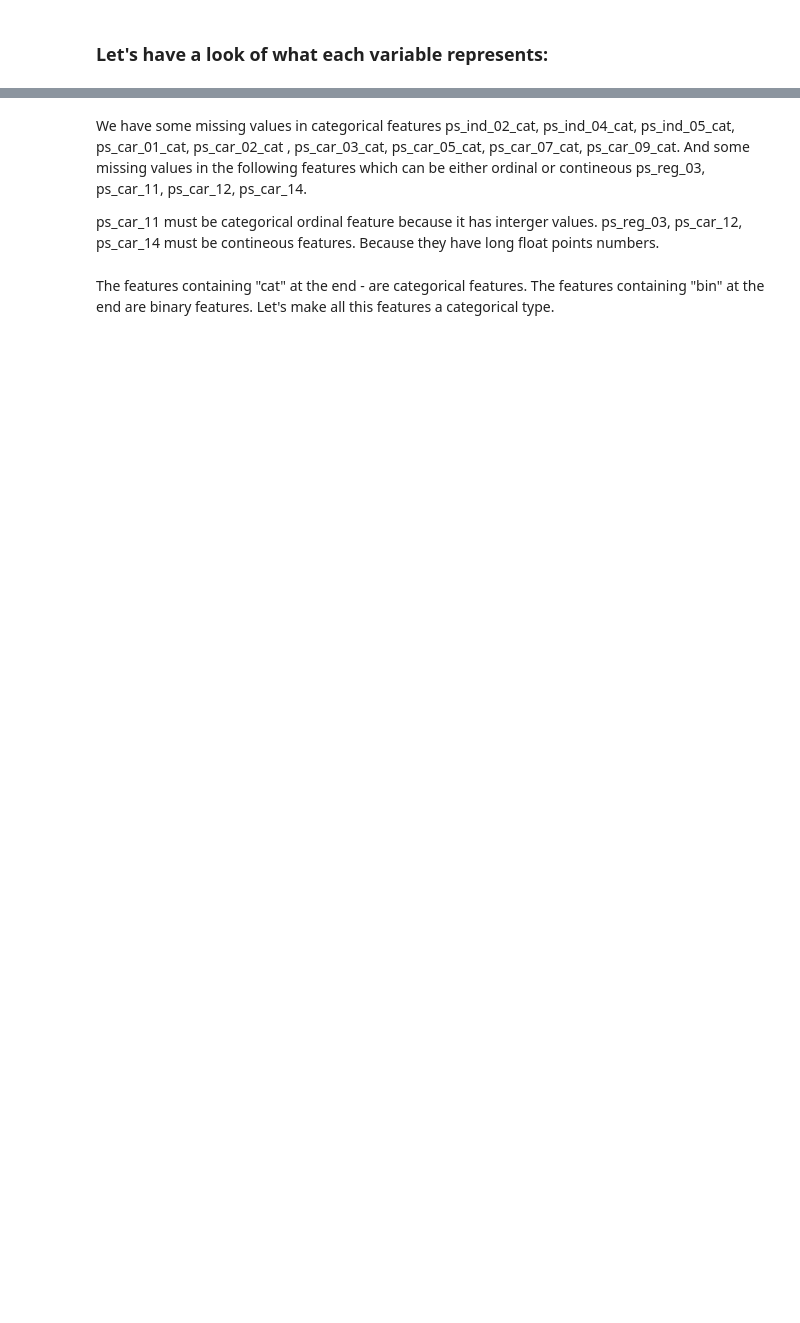
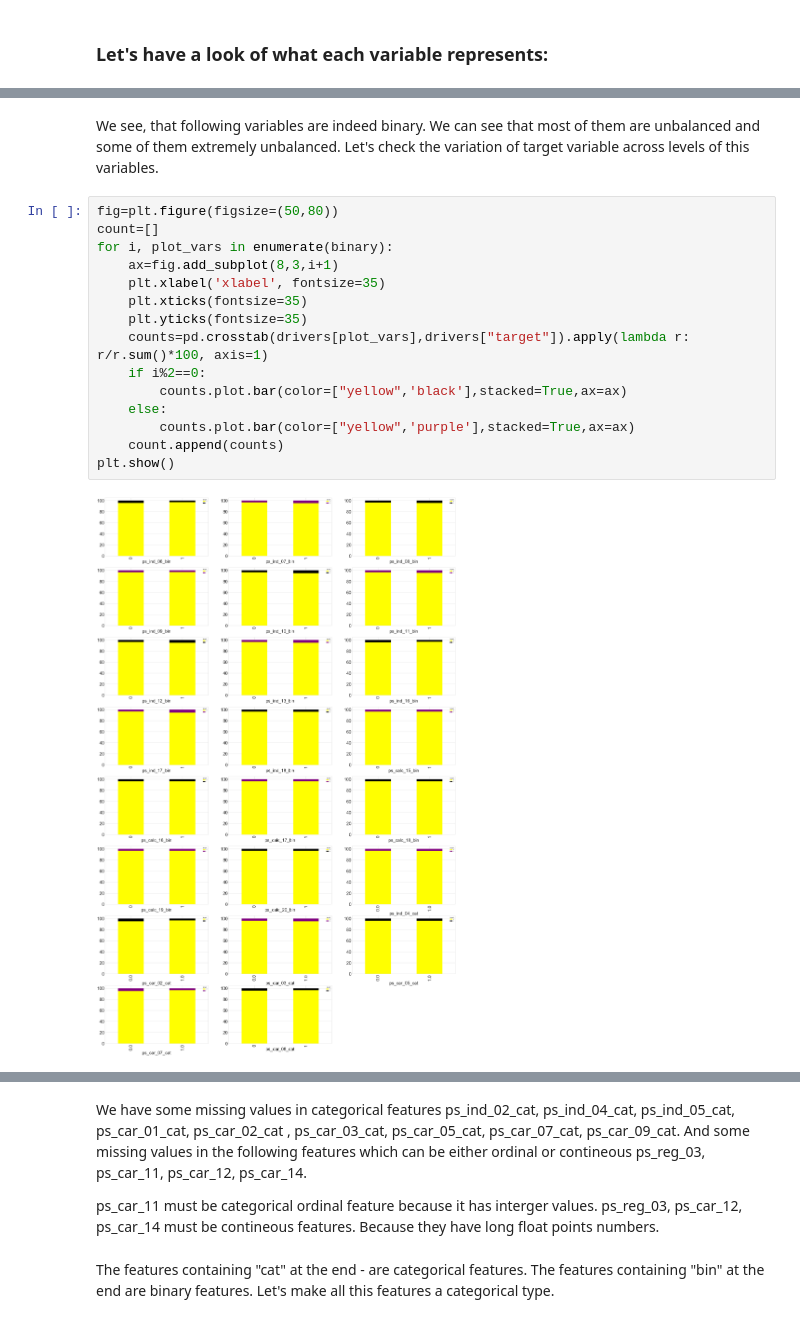
Before and after one commit to jdpersona/Data-Mining-Team-Projects, a Jupyter notebook: Insurance.ipynb, the cells around one changed output, grey strips where cells are left out. Drawn from its saved outputs; the diff is of its cells as text; blank space fills up the shorter version.

```diff
--- a/Insurance.ipynb
+++ b/Insurance.ipynb
@@ -125,0 +159,20 @@ ps_ind_02_cat supposed to be categorical variable. Let's have a look at the leve
+# %% [markdown]
+We see, that following variables are indeed binary. We can see that most of them are unbalanced and some of them extremely unbalanced.
+Let's check the variation of target variable across levels of this variables.
+# %%
+fig=plt.figure(figsize=(50,80))
+count=[]
+for i, plot_vars in enumerate(binary):
+    ax=fig.add_subplot(8,3,i+1)
+    plt.xlabel('xlabel', fontsize=35)
+    plt.xticks(fontsize=35)
+    plt.yticks(fontsize=35)
+    counts=pd.crosstab(drivers[plot_vars],drivers["target"]).apply(lambda r: r/r.sum()*100, axis=1)
+    if i%2==0:
+        counts.plot.bar(color=["yellow",'black'],stacked=True,ax=ax)
+    else:
+        counts.plot.bar(color=["yellow",'purple'],stacked=True,ax=ax)
+    count.append(counts)
+plt.show()
+# %% [output]
+[figure, added]
```
Also changed, not shown: parts of 63 cells of this notebook.
